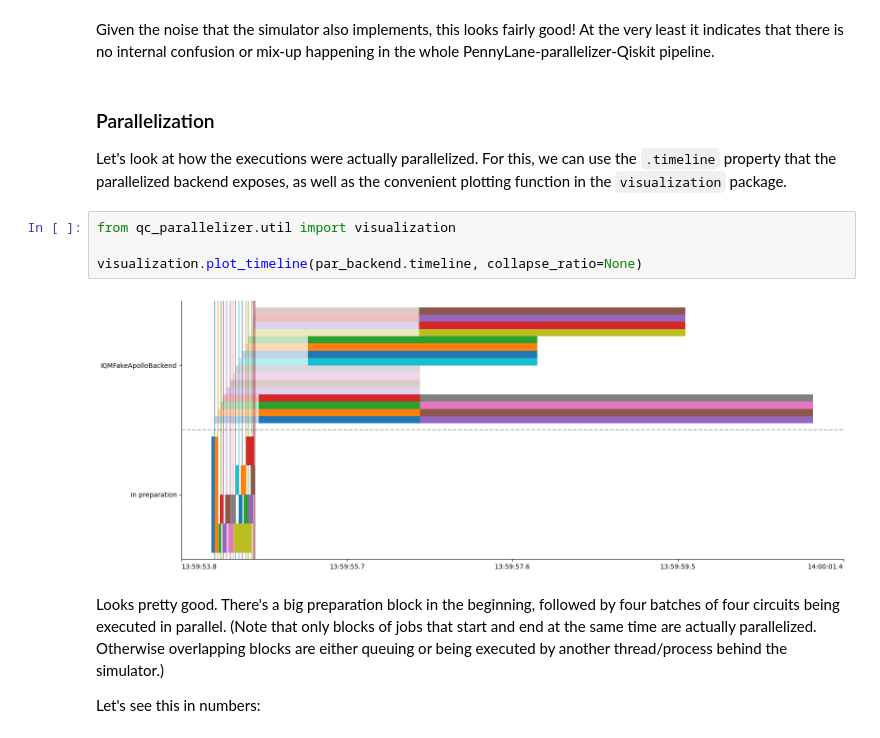
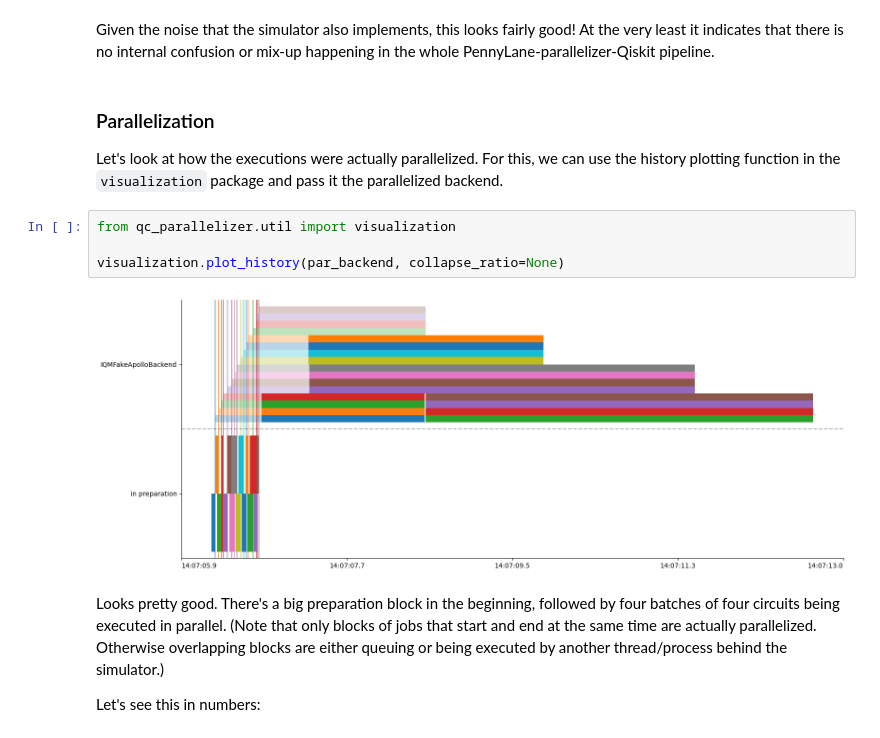
Before and after one commit to vttresearch/qc-parallelizer, a Jupyter notebook: notebooks/pennylane.ipynb, the cells around one changed output. Saved outputs shown, nothing was run; the diff lists cells and outputs as text.

```diff
--- a/notebooks/pennylane.ipynb
+++ b/notebooks/pennylane.ipynb
@@ -132,15 +132,14 @@ PennyLane-parallelizer-Qiskit pipeline.
 # %% [markdown]
 ### Parallelization
 
-Let's look at how the executions were actually parallelized. For this, we can use the
-`.timeline` property that the parallelized backend exposes, as well as the convenient plotting
-function in the `visualization` package.
+Let's look at how the executions were actually parallelized. For this, we can use the history
+plotting function in the `visualization` package and pass it the parallelized backend.
 # %%
 from qc_parallelizer.util import visualization
 
-visualization.plot_timeline(par_backend.timeline, collapse_ratio=None)
+visualization.plot_history(par_backend, collapse_ratio=None)
 # %% [output]
-[figure, old version]
+[figure, new version]
 # %% [markdown]
 Looks pretty good. There's a big preparation block in the beginning, followed by four batches of
 four circuits being executed in parallel. (Note that only blocks of jobs that start and end at the
```
Also changed, not shown: parts of 1 cell of this notebook, 3 other files.
